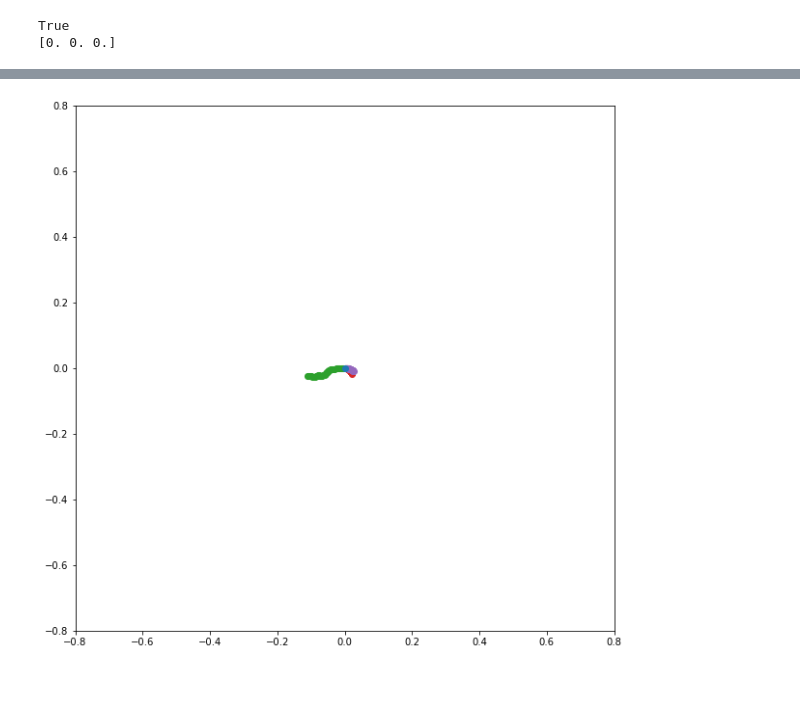
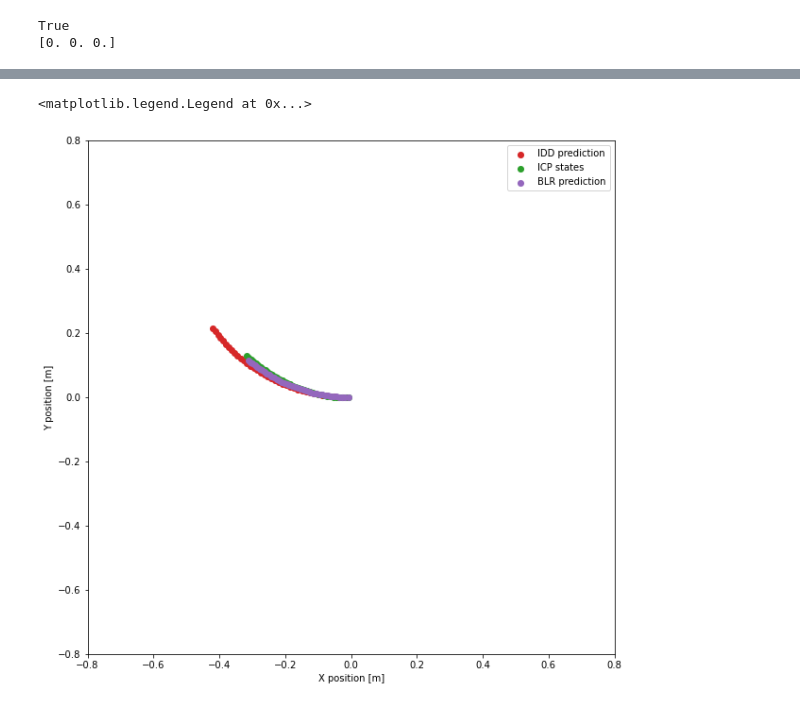
Before and after one commit to norlab-ulaval/norlab_WMRD, a Jupyter notebook: DB/train_BLR_dynamics.ipynb, the cells around one changed output, grey strips where cells are left out. Drawn from its saved outputs; the diff is of its cells as text; code cells hidden in the pictures.

```diff
--- a/DB/train_BLR_dynamics.ipynb
+++ b/DB/train_BLR_dynamics.ipynb
@@ -674,7 +678,7 @@ icp_yaw_array = dataset_test[icp_yaw_str_list].to_numpy()
 # %%
 # prepare nominal and ICP trajectories
 
-window_id = 19
+window_id = 28
 # window_id = 303
 # window_id = 230
 window_size = icp_x_array.shape[1]
@@ -750,50 +776,59 @@ alpha_plot = 1.0
 
 
 
 prediction_idd = ax.scatter(idd_states[1:, 0], idd_states[1:, 1],
                   c = 'C3',
                   cmap = 'hot',
                   alpha = alpha_plot,
                   lw=0,
                   s=50,
-                  label='end_state',
+                  label='IDD prediction',
+                 rasterized=True)
+
+
+
+int_states = ax.scatter(icp_states[1:, 0], icp_states[1:, 1],
+                  c = 'C2',
+                  cmap = 'hot',
+                  alpha = alpha_plot,
+                  lw=0,
+                  s=50,
+                  label='ICP states',
                  rasterized=True)
 
 prediction_blr = ax.scatter(blr_slip_states[1:, 0], blr_slip_states[1:, 1],
                   c = 'C4',
                   cmap = 'hot',
                   alpha = alpha_plot,
                   lw=0,
                   s=50,
-                  label='end_state',
+                  label='BLR prediction',
                  rasterized=True)
 
-int_states = ax.scatter(icp_states[1:, 0], icp_states[1:, 1],
-                  c = 'C2',
-                  cmap = 'hot',
-                  alpha = alpha_plot,
-                  lw=0,
-                  s=50,
-                  label='end_state',
-                 rasterized=True)
+ax.set_xlabel('X position [m]')
+ax.set_ylabel('Y position [m]')
 
-init_state = ax.scatter(dataset_test['init_icp_x'][window_id], dataset_test['init_icp_y'][window_id],
-                  c = 'C0',
-                  cmap = 'hot',
-                  alpha = alpha_plot,
-                  lw=0,
-                  s=50,
-                  label='init_state',
-                 rasterized=True)
+# init_state = ax.scatter(dataset_test['init_icp_x'][window_id], dataset_test['init_icp_y'][window_id],
+#                   c = 'C0',
+#                   cmap = 'hot',
+#                   alpha = alpha_plot,
+#                   lw=0,
+#                   s=50,
+#                   label='Initi',
+#                  rasterized=True)
 
 # end_state = ax.scatter(dataset_test['gt_icp_x'][window_id], dataset_test['gt_icp_y'][window_id],
 #                   c = 'C1',
 #                   cmap = 'hot',
 #                   alpha = alpha_plot,
 #                   lw=0,
 #                   s=50,
 #                   label='end_state',
 #                  rasterized=True)
+
+
+ax.legend()
 # %% [output]
+<matplotlib.legend.Legend at 0x...>
-[figure, old version]
+[figure, new version]
 # %%
```
Also changed, not shown: parts of 24 cells of this notebook, 2 other files.
